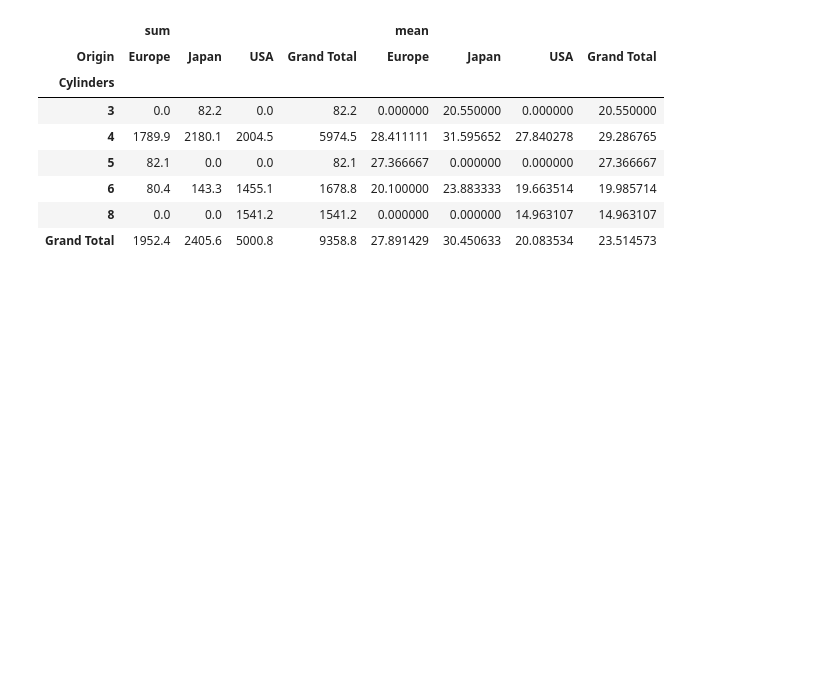
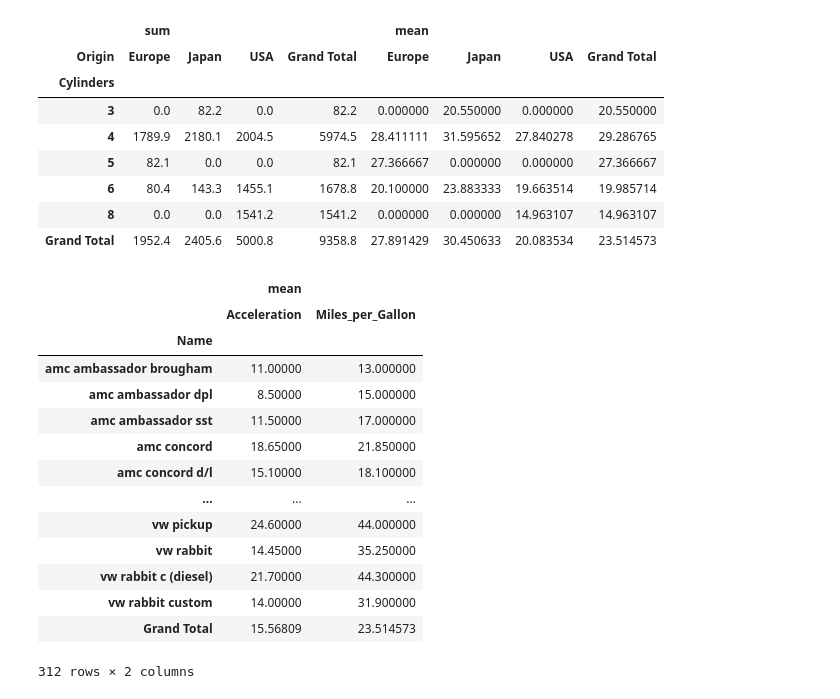
Before and after one commit to CellsToCode/python-tutorials, a Jupyter notebook: how_to/make_pivot_tables_in_pandas/01_Final_Pivot_tables_in_Pandas.ipynb, the cells around one changed output. Saved outputs shown, nothing was run; the diff lists cells and outputs as text; code cells hidden in the pictures; blank space fills up the shorter version.

```diff
--- a/how_to/make_pivot_tables_in_pandas/01_Final_Pivot_tables_in_Pandas.ipynb
+++ b/how_to/make_pivot_tables_in_pandas/01_Final_Pivot_tables_in_Pandas.ipynb
@@ -160,3 +160,26 @@ cars.pivot_table(index='Cylinders'
 | 6 | 80.4 | 143.3 | 1455.1 | 1678.8 | 20.100000 | 23.883333 | 19.663514 | 19.985714 |
 | 8 | 0.0 | 0.0 | 1541.2 | 1541.2 | 0.000000 | 0.000000 | 14.963107 | 14.963107 |
 | Grand Total | 1952.4 | 2405.6 | 5000.8 | 9358.8 | 27.891429 | 30.450633 | 20.083534 | 23.514573 |
+# %%
+cars.pivot_table(index='Name'
+                , values=['Miles_per_Gallon', 'Acceleration']
+                , aggfunc=['mean']
+                , fill_value=0
+                , margins=True
+                , margins_name='Grand Total')
+# %% [output]
+|  | mean |  |
+|  | Acceleration | Miles_per_Gallon |
+| Name |  |  |
+| amc ambassador brougham | 11.00000 | 13.000000 |
+| amc ambassador dpl | 8.50000 | 15.000000 |
+| amc ambassador sst | 11.50000 | 17.000000 |
+| amc concord | 18.65000 | 21.850000 |
+| amc concord d/l | 15.10000 | 18.100000 |
+| ... | ... | ... |
+| vw pickup | 24.60000 | 44.000000 |
+| vw rabbit | 14.45000 | 35.250000 |
+| vw rabbit c (diesel) | 21.70000 | 44.300000 |
+| vw rabbit custom | 14.00000 | 31.900000 |
+| Grand Total | 15.56809 | 23.514573 |
+312 rows × 2 columns
```
Also changed, not shown: parts of 2 cells of this notebook.
